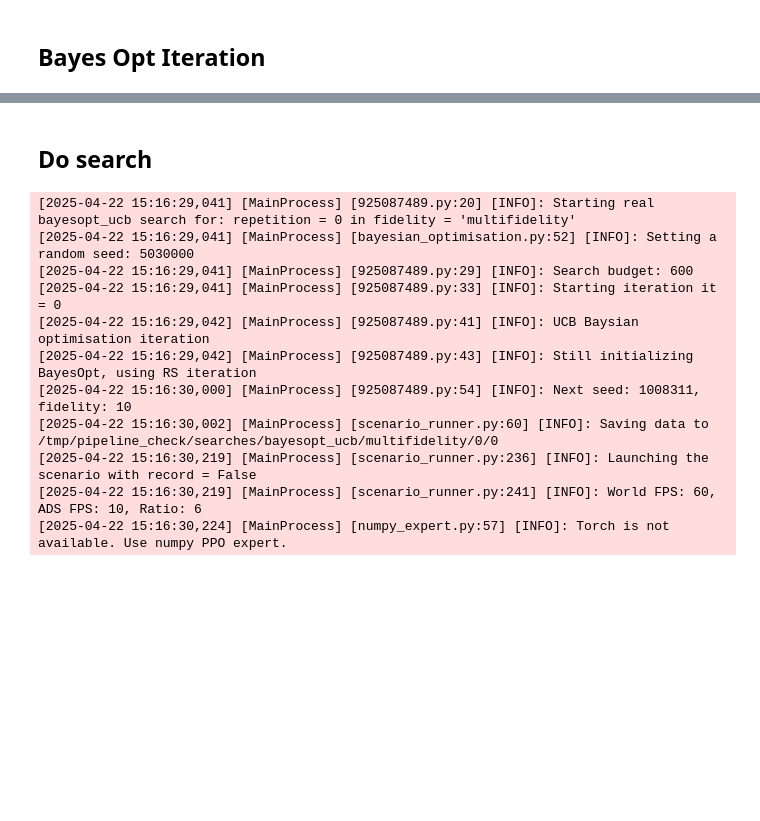
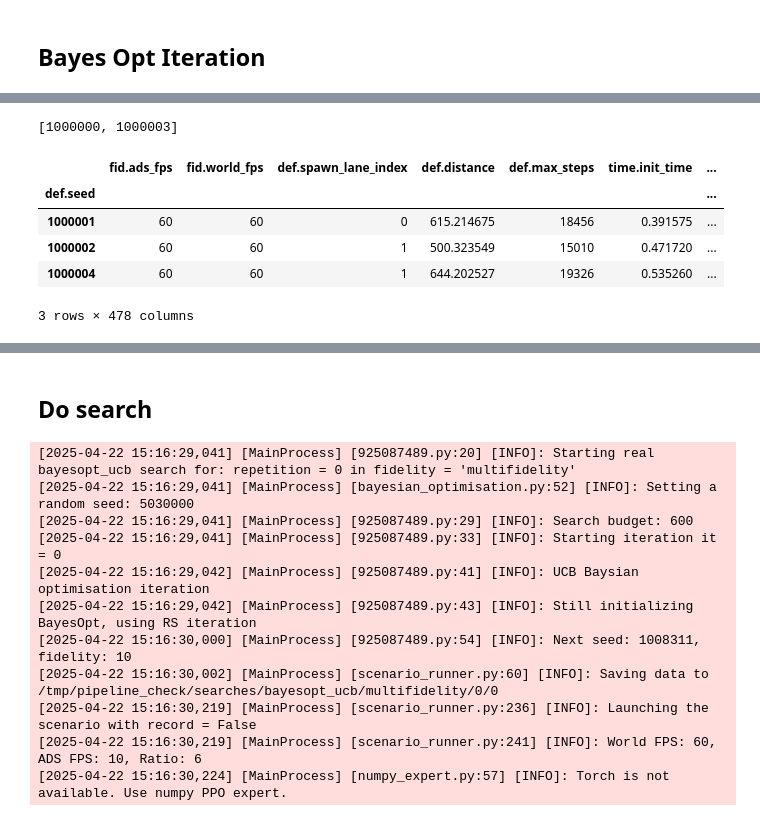
Before and after one commit to olek-osikowicz/metadrive, a Jupyter notebook: olek/allow_same_scenario_check.ipynb, the cells around one changed output, grey strips where cells are left out. Drawn from its saved outputs; the diff is of its cells as text; code cells hidden in the pictures; blank space fills up the shorter version.

Commit message:
Protoyping exclusion of fidelities in MF algorithm

```diff
--- a/olek/allow_same_scenario_check.ipynb
+++ b/olek/allow_same_scenario_check.ipynb
@@ -109,0 +159,33 @@ def bayes_opt_iteration_new(
+# %%
+import pandas as pd
+
+# Test dataframe where some seeds have all fidelities present
+test_df_1 = pd.DataFrame(
+    {
+        "def.seed": [
+            1000000,
+            1000000,
+            1000000,
+            1000000,
+            1000001,
+            1000001,
+            1000003,
+            1000003,
+            1000003,
+            1000003,
+            1000003,
+        ],
+        "fid.ads_fps": [60, 10, 20, 30, 10, 60, 10, 20, 20, 30, 60],
+        "eval.driving_score": [0.8, 0.9, 0.7, 0.85, 0.7, 0.75, 0.6, 0.65, 0.7, 0.75, 0.8],
+    }
+)
+
+
+seeds_to_exclude = [
+    seed
+    for seed, df in test_df_1.groupby("def.seed")
+    if set(df["fid.ads_fps"].unique()) == set(FIDELITY_RANGE)
+]
+seeds_to_exclude
+# %% [output]
+[1000000, 1000003]
@@ -109,0 +196,24 @@ def bayes_opt_iteration_new(
+# %%
+train_df = test_df_1.copy()
+using_multifidelity = True
+if using_multifidelity:
+    # Exclude scenarios that have been evaluated (in all fidelity settings)
+    seeds_to_exclude = [
+        seed
+        for seed, df in train_df.groupby("def.seed")
+        if set(df["fid.ads_fps"].unique()) == set(FIDELITY_RANGE)
+    ]
+else:
+    # Exclude scenarios that have been evaluated
+    seeds_to_exclude = train_df["def.seed"].unique()
+
+
+candidate_scenarios = candidate_scenarios[~candidate_scenarios.index.isin(seeds_to_exclude)]
+candidate_scenarios
+# %% [output]
+|  | fid.ads_fps | fid.world_fps | def.spawn_lane_index | def.distance | def.max_steps | time.init_time | ... |
+| def.seed |  |  |  |  |  |  | ... |
+| 1000001 | 60 | 60 | 0 | 615.214675 | 18456 | 0.391575 | ... |
+| 1000002 | 60 | 60 | 1 | 500.323549 | 15010 | 0.471720 | ... |
+| 1000004 | 60 | 60 | 1 | 644.202527 | 19326 | 0.535260 | ... |
+3 rows × 478 columns
```
Also changed, not shown: parts of 7 cells of this notebook, 1 other file.
